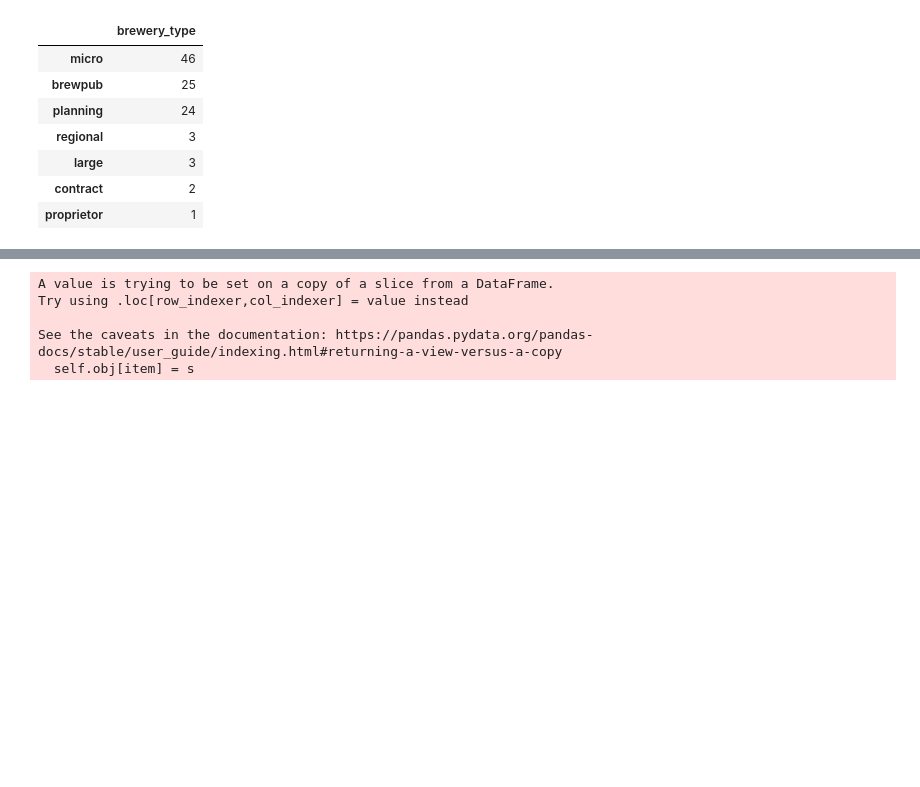
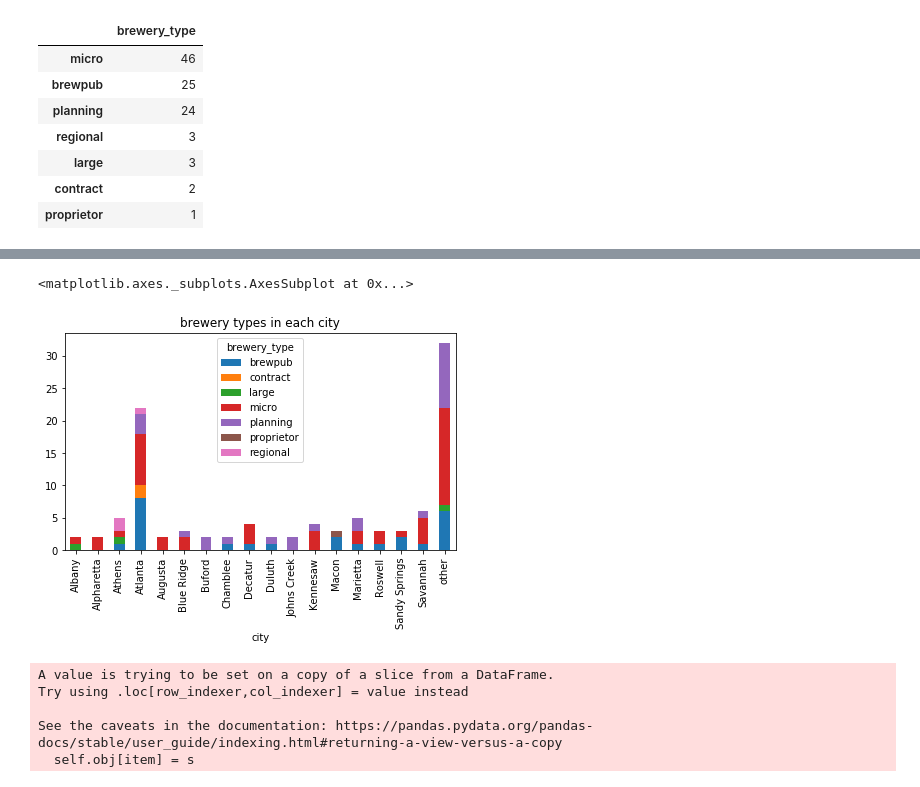
Before and after one commit to sjani184/Megadatatron, a Jupyter notebook: main_notebook.ipynb, the cells around one changed output, grey strips where cells are left out. Saved outputs shown, nothing was run; the diff lists cells and outputs as text; code cells hidden in the pictures; blank space fills up the shorter version.

```diff
--- a/main_notebook.ipynb
+++ b/main_notebook.ipynb
@@ -72 +106,18 @@ city_counts_df = pd.DataFrame (city_counts)
+# %%
+#stacked bar chart using city & type counts in previous 2 cells
+stacked_data = ga_brews_df.loc [:, ('city', 'brewery_type')]
+
+bottom_cities = bottom_cities_df.index
+
+for city in bottom_cities:
+    stacked_data.loc [stacked_data ['city'] == city, 'city'] = 'other'
+
+stacked_data_groups = stacked_data.groupby(['city', 'brewery_type']).size().unstack()
+
+stacked_data_groups.plot.bar(stacked = True,
+                             title = 'brewery types in each city',
+                             figsize = (7, 4))
+# %% [output]
+<matplotlib.axes._subplots.AxesSubplot at 0x...>
+[figure, added]
 # %%
```
Also changed, not shown: parts of 6 cells of this notebook.
